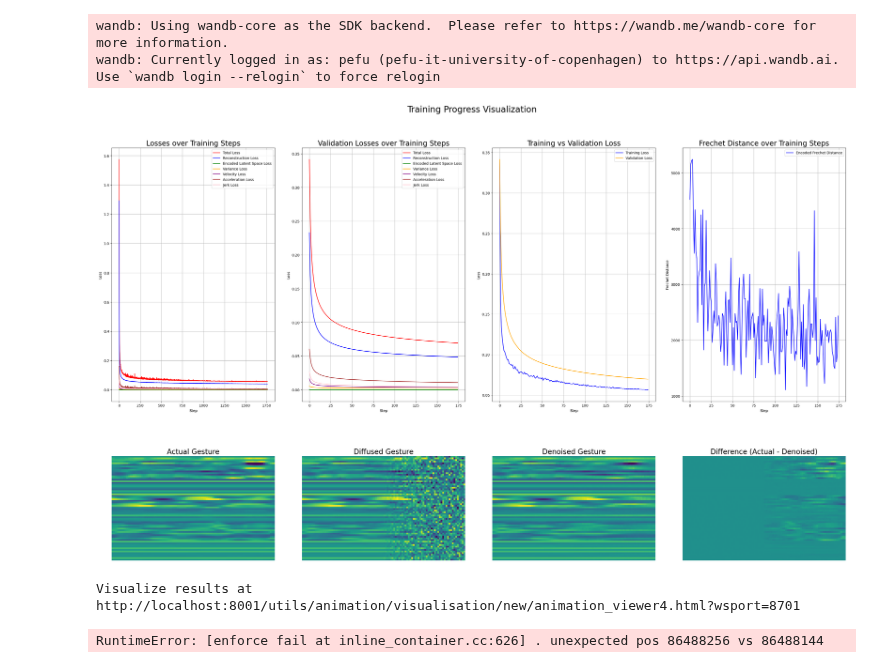
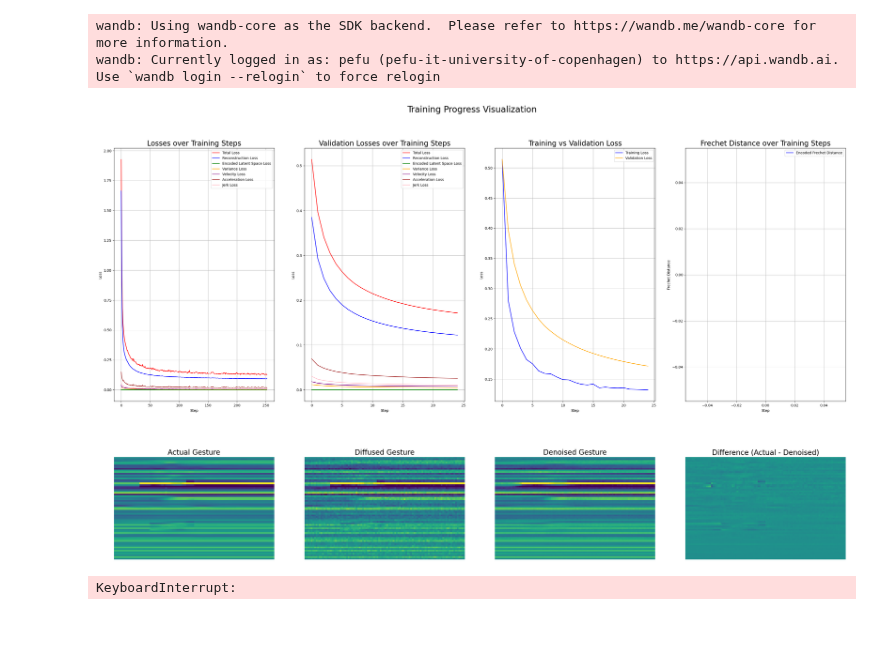
Before and after one commit to AntonBertelsen/GestureGeneration, a Jupyter notebook: DiffuseStyleGestureReproduced/v1_training_ground.ipynb, the cells around one changed output. Cells and saved outputs as stored; diff of their text form; code cells hidden in the pictures; blank space fills up the shorter version.

```diff
--- a/DiffuseStyleGestureReproduced/v1_training_ground.ipynb
+++ b/DiffuseStyleGestureReproduced/v1_training_ground.ipynb
@@ -23,12 +25,18 @@ train(
     upload_model_check_point = False, # should upload the model checkpoint to wandb
     model_checkpoint_dir = "v1_models",
     model = ContinuousMotionModel(
-        diffusion = Diffusion(
-            device = device,
-            num_of_pre_timestep_frames = 50,
-            num_of_timestep_frames = 50,
-            num_of_post_timestep_frames = 0,
-            noise_schedule = Diffusion.linear_schedule(0.00015, 0.15)),
+        # diffusion = SlidingDiffusion(
+        #     device = device,
+        #     num_of_pre_timestep_frames = 50,
+        #     num_of_timestep_frames = 50,
+        #     num_of_post_timestep_frames = 0,
+        #     noise_schedule = Diffusion.linear_schedule(0.00015, 0.15)),
+        diffusion = NormalDiffusion(
+            num_timesteps=100,
+            sequence_length=100,
+            noise_schedule=Diffusion.linear_schedule(0.00015, 0.075),
+            device=device
+        ),
         pose_encoder = AdvancedPoseEncoder.load_from_checkpoint("advanced_pose_encoder_ik_pca_64", device),
         number_of_styles = 17,
         n_gesture_length = 100,
@@ -36,7 +44,7 @@ train(
         pose_features_per_frame = 64,
         condition_mask_probabilty = 0.1,
         number_of_attention_heads = 8,
-        predict_full_duration = False,
+        predict_full_duration = True,
         debugger = Debugger(
             on = False,
             keys_for_printing_while_running = ["ALL"]
@@ -71,41 +79,40 @@ train(
             batch_size = 1,
             num_workers = 0,
             pin_memory = False
         ),
     num_epochs = 1000,
     learning_rate = 0.000025,
     reconstruction_loss_weight = 4.0,
     variance_loss_weight = 0.1,
     velocity_loss_weight = 1.0,
     acceleration_loss_weight = 1.5,
     jerk_loss_weight= 0.2,
     latent_space_loss_weight = 0.0,
     # category_weighting = {
     #     'fingers': 0.1,
     #     'arms': 2.0,
     #     'legs': 1.0,
     #     'spine': 2.0,
     #     'head': 1.0,
     #     'root': 2.0
     # },
     category_weighting = {
         'left_arm_ik': 2.0,
         'right_arm_ik': 2.0,
         'left_leg_ik': 2.0,
         'right_leg_ik': 2.0,
     },
-    frame_weighting_segments_info = [
-        (0.1, 0.2, 25),
-        (0.2, 0.4, 40),
-        (0.4, 1.0, 50),
-        (1.0, 1.0, 55),
-        (1.0, 0.85, 80),
-        (0.85, 0.6, 100)
-    ],
+    # frame_weighting_segments_info = [
+    #     (0.1, 0.2, 25),
+    #     (0.2, 0.4, 40),
+    #     (0.4, 1.0, 50),
+    #     (1.0, 1.0, 55),
+    #     (1.0, 0.85, 80),
+    #     (0.85, 0.6, 100)
+    # ],
     visualize_step = 100,
     # continue_from_checkpoint="latest"
 )
 # %% [output]
-[figure, old version]
+[figure, new version]
-Visualize results at http://localhost:8001/utils/animation/visualisation/new/animation_viewer4.html?wsport=8701
+KeyboardInterrupt:
-RuntimeError: [enforce fail at inline_container.cc:626] . unexpected pos 86488256 vs 86488144
```
Also changed, not shown: parts of 1 cell of this notebook, 8 other files.
